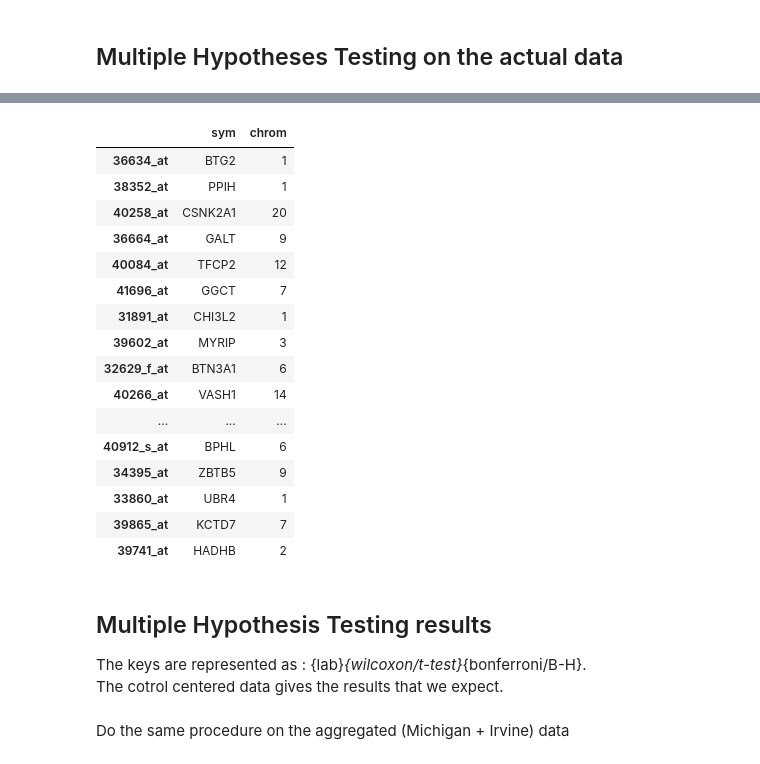
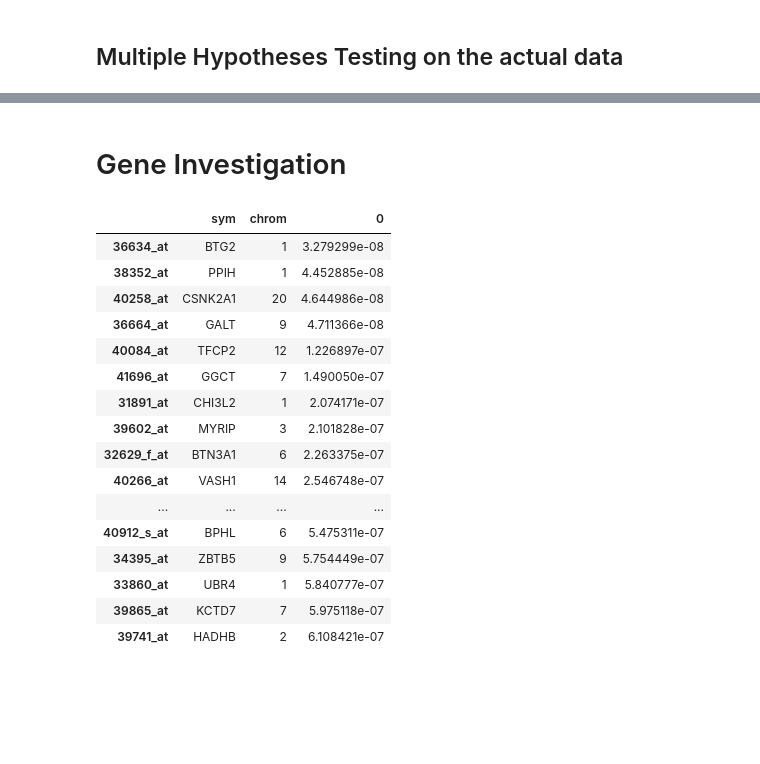
Before and after one commit to unique-subedi/604-gene-expression, a Jupyter notebook: Ahn_gene_expression_master.ipynb, the cells around one changed output, grey strips where cells are left out. Cells and saved outputs as stored; diff of their text form; code cells hidden in the pictures; blank space fills up the shorter version.

```diff
--- a/Ahn_gene_expression_master.ipynb
+++ b/Ahn_gene_expression_master.ipynb
@@ -212,25 +247,23 @@ rejected H0(BH):0
+# %% [markdown]
+# Gene Investigation
 # %%
-top20_m = pvals['michigan_t'].sort_values().head(20).index
-genes.loc[top20_m]
+top20_m = pvals['michigan_t'].sort_values().head(20)
+pd.concat([genes.loc[top20_m.index], top20_m], axis=1)
 # %% [output]
-|  | sym | chrom |
-| 36634_at | BTG2 | 1 |
-| 38352_at | PPIH | 1 |
-| 40258_at | CSNK2A1 | 20 |
-| 36664_at | GALT | 9 |
-| 40084_at | TFCP2 | 12 |
-| 41696_at | GGCT | 7 |
-| 31891_at | CHI3L2 | 1 |
-| 39602_at | MYRIP | 3 |
-| 32629_f_at | BTN3A1 | 6 |
-| 40266_at | VASH1 | 14 |
-| ... | ... | ... |
-| 40912_s_at | BPHL | 6 |
-| 34395_at | ZBTB5 | 9 |
-| 33860_at | UBR4 | 1 |
-| 39865_at | KCTD7 | 7 |
-| 39741_at | HADHB | 2 |
+|  | sym | chrom | 0 |
+| 36634_at | BTG2 | 1 | 3.279299e-08 |
+| 38352_at | PPIH | 1 | 4.452885e-08 |
+| 40258_at | CSNK2A1 | 20 | 4.644986e-08 |
+| 36664_at | GALT | 9 | 4.711366e-08 |
+| 40084_at | TFCP2 | 12 | 1.226897e-07 |
+| 41696_at | GGCT | 7 | 1.490050e-07 |
+| 31891_at | CHI3L2 | 1 | 2.074171e-07 |
+| 39602_at | MYRIP | 3 | 2.101828e-07 |
+| 32629_f_at | BTN3A1 | 6 | 2.263375e-07 |
+| 40266_at | VASH1 | 14 | 2.546748e-07 |
+| ... | ... | ... | ... |
+| 40912_s_at | BPHL | 6 | 5.475311e-07 |
+| 34395_at | ZBTB5 | 9 | 5.754449e-07 |
+| 33860_at | UBR4 | 1 | 5.840777e-07 |
+| 39865_at | KCTD7 | 7 | 5.975118e-07 |
+| 39741_at | HADHB | 2 | 6.108421e-07 |
-# %% [markdown]
-## Multiple Hypothesis Testing results
-The keys are represented as : {lab}_{wilcoxon/t-test}_{bonferroni/B-H}.
-The cotrol centered data gives the results that we expect.
@@ -243,2 +269,0 @@ print(pd.DataFrame(rejected_c).apply(np.sum))
-# %% [markdown]
-Do the same procedure on the aggregated (Michigan + Irvine) data
```
Also changed, not shown: parts of 17 cells of this notebook.
